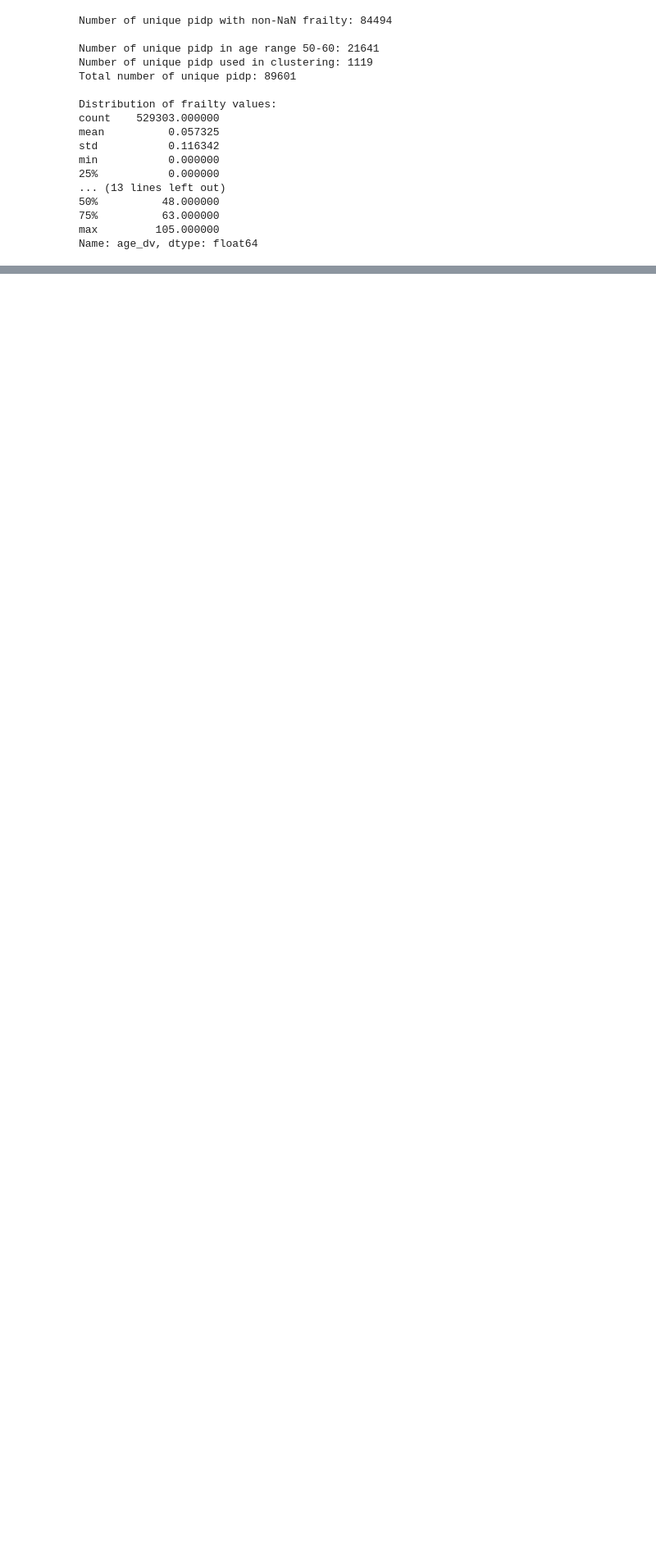
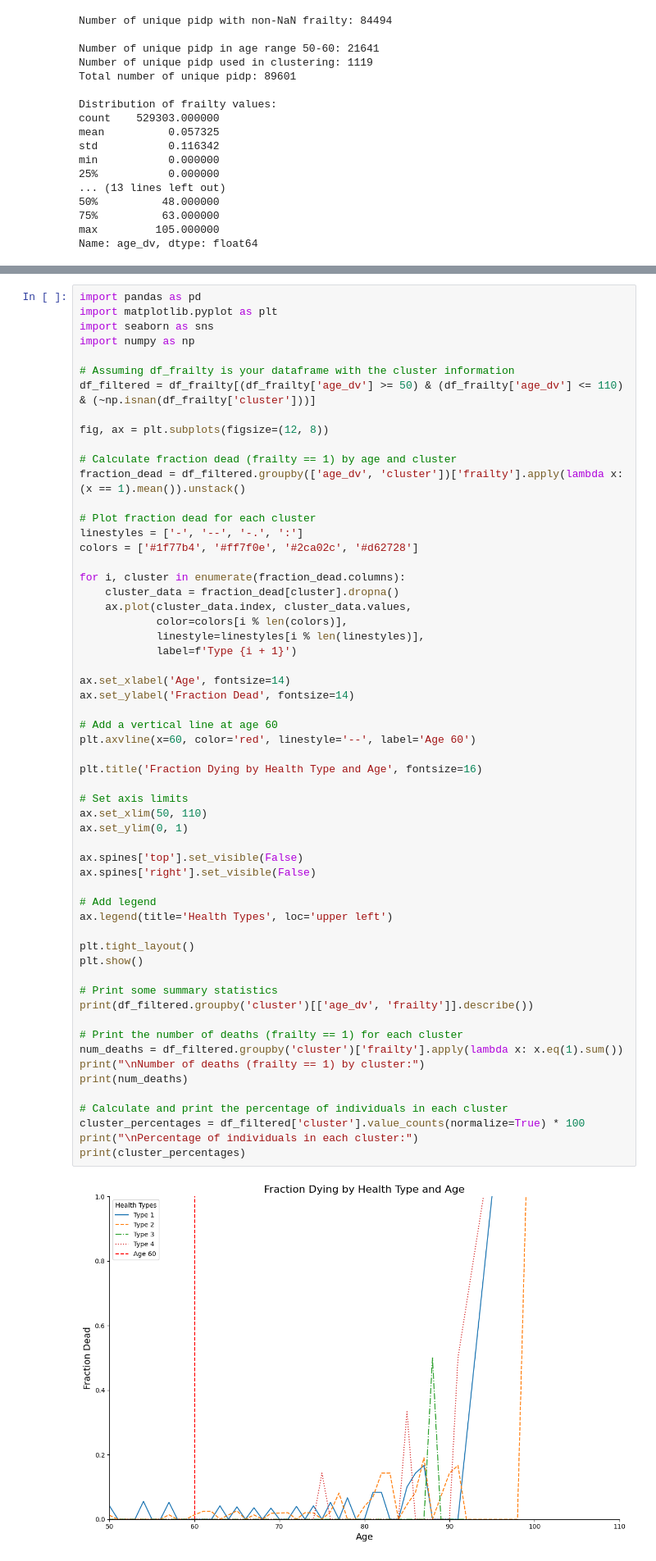
Before and after one commit to GJQu/EssexDissertation, a Jupyter notebook: k_means.ipynb, the cells around one changed output, grey strips where cells are left out. Shown at 82% size. Drawn from its saved outputs; the diff is of its cells as text; blank space fills up the shorter version.

```diff
--- a/k_means.ipynb
+++ b/k_means.ipynb
@@ -236,0 +314,60 @@ Name: age_dv, dtype: float64
+# %%
+import pandas as pd
+import matplotlib.pyplot as plt
+import seaborn as sns
+import numpy as np
+
+# Assuming df_frailty is your dataframe with the cluster information
+df_filtered = df_frailty[(df_frailty['age_dv'] >= 50) & (df_frailty['age_dv'] <= 110) & (~np.isnan(df_frailty['cluster']))]
+
+fig, ax = plt.subplots(figsize=(12, 8))
+
+# Calculate fraction dead (frailty == 1) by age and cluster
+fraction_dead = df_filtered.groupby(['age_dv', 'cluster'])['frailty'].apply(lambda x: (x == 1).mean()).unstack()
+
+# Plot fraction dead for each cluster
+linestyles = ['-', '--', '-.', ':']
+colors = ['#1f77b4', '#ff7f0e', '#2ca02c', '#d62728']
+
+for i, cluster in enumerate(fraction_dead.columns):
+    cluster_data = fraction_dead[cluster].dropna()
+    ax.plot(cluster_data.index, cluster_data.values,
+            color=colors[i % len(colors)],
+            linestyle=linestyles[i % len(linestyles)],
+            label=f'Type {i + 1}')
+
+ax.set_xlabel('Age', fontsize=14)
+ax.set_ylabel('Fraction Dead', fontsize=14)
+
+# Add a vertical line at age 60
+plt.axvline(x=60, color='red', linestyle='--', label='Age 60')
+
+plt.title('Fraction Dying by Health Type and Age', fontsize=16)
+
+# Set axis limits
+ax.set_xlim(50, 110)
+ax.set_ylim(0, 1)
+
+ax.spines['top'].set_visible(False)
+ax.spines['right'].set_visible(False)
+
+# Add legend
+ax.legend(title='Health Types', loc='upper left')
+
+plt.tight_layout()
+plt.show()
+
+# Print some summary statistics
+print(df_filtered.groupby('cluster')[['age_dv', 'frailty']].describe())
+
+# Print the number of deaths (frailty == 1) for each cluster
+num_deaths = df_filtered.groupby('cluster')['frailty'].apply(lambda x: x.eq(1).sum())
+print("\nNumber of deaths (frailty == 1) by cluster:")
+print(num_deaths)
+
+# Calculate and print the percentage of individuals in each cluster
+cluster_percentages = df_filtered['cluster'].value_counts(normalize=True) * 100
+print("\nPercentage of individuals in each cluster:")
+print(cluster_percentages)
+# %% [output]
+[figure, added]
```
Also changed, not shown: parts of 4 cells of this notebook.
